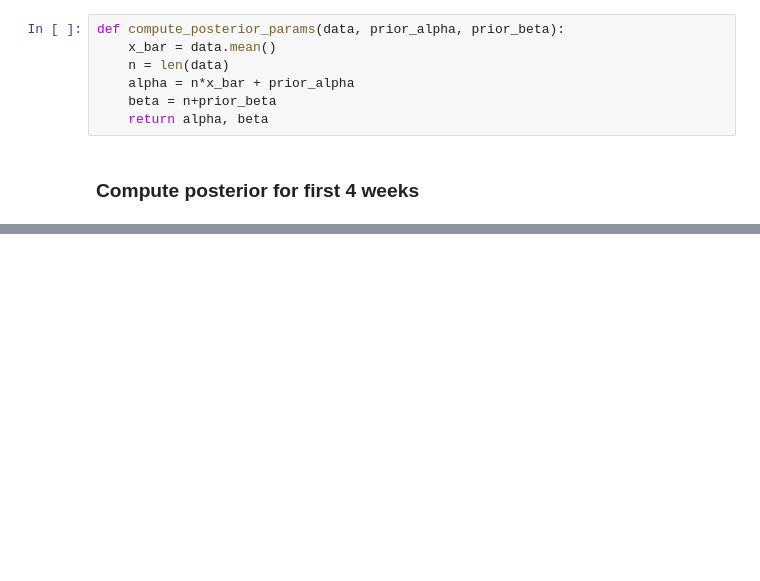
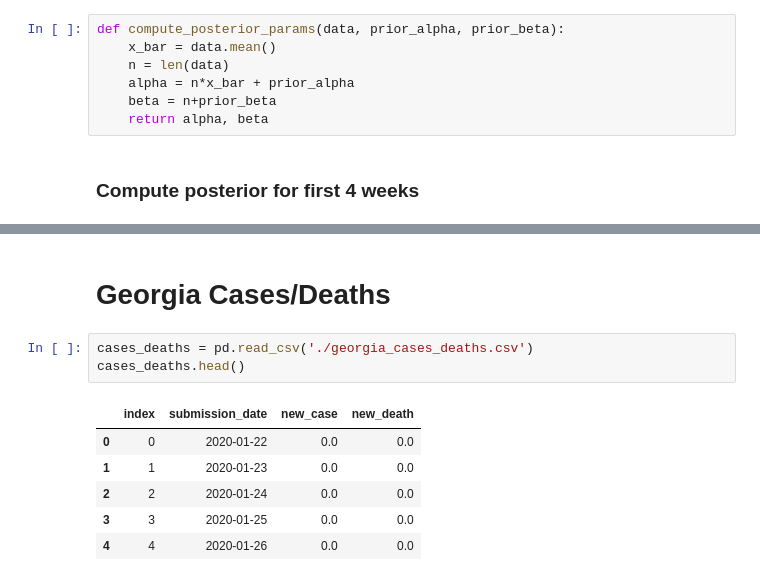
Before and after one commit to manal3112/cse-544-project, a Jupyter notebook: task_c.ipynb, the cells around one changed output, grey strips where cells are left out. Saved outputs shown, nothing was run; the diff lists cells and outputs as text; blank space fills up the shorter version.

```diff
--- a/task_c.ipynb
+++ b/task_c.ipynb
@@ -176,0 +150,12 @@ alpha_post, beta_post
+# %% [markdown]
+# Georgia Cases/Deaths
+# %%
+cases_deaths = pd.read_csv('./georgia_cases_deaths.csv')
+cases_deaths.head()
+# %% [output]
+|  | index | submission_date | new_case | new_death |
+| 0 | 0 | 2020-01-22 | 0.0 | 0.0 |
+| 1 | 1 | 2020-01-23 | 0.0 | 0.0 |
+| 2 | 2 | 2020-01-24 | 0.0 | 0.0 |
+| 3 | 3 | 2020-01-25 | 0.0 | 0.0 |
+| 4 | 4 | 2020-01-26 | 0.0 | 0.0 |
```
Also changed, not shown: parts of 49 cells of this notebook.
